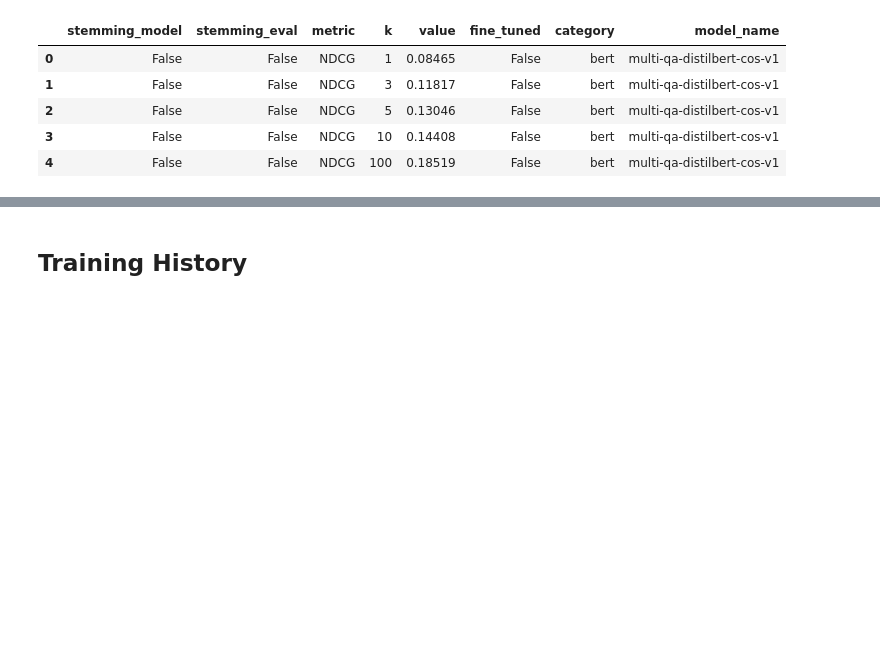
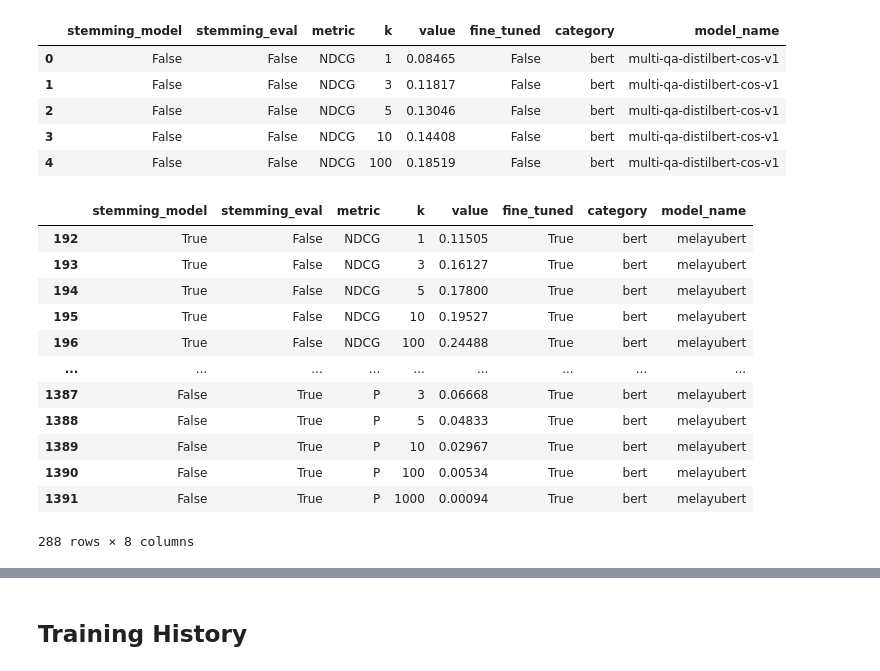
Before and after one commit to Kodesiana/project-2023-amsearch, a Jupyter notebook: notebooks/eda-evals.ipynb, the cells around one changed output, grey strips where cells are left out. Cells and saved outputs as stored; diff of their text form; code cells hidden in the pictures; blank space fills up the shorter version.

```diff
--- a/notebooks/eda-evals.ipynb
+++ b/notebooks/eda-evals.ipynb
@@ -40,4 +41,20 @@ df.head()
 | 2 | False | False | NDCG | 5 | 0.13046 | False | bert | multi-qa-distilbert-cos-v1 |
 | 3 | False | False | NDCG | 10 | 0.14408 | False | bert | multi-qa-distilbert-cos-v1 |
 | 4 | False | False | NDCG | 100 | 0.18519 | False | bert | multi-qa-distilbert-cos-v1 |
+# %%
+df[df["model_name"].isin(["melayubert", "indobert", "indobert-base-uncased"])]
+# %% [output]
+|  | stemming_model | stemming_eval | metric | k | value | fine_tuned | category | model_name |
+| 192 | True | False | NDCG | 1 | 0.11505 | True | bert | melayubert |
+| 193 | True | False | NDCG | 3 | 0.16127 | True | bert | melayubert |
+| 194 | True | False | NDCG | 5 | 0.17800 | True | bert | melayubert |
+| 195 | True | False | NDCG | 10 | 0.19527 | True | bert | melayubert |
+| 196 | True | False | NDCG | 100 | 0.24488 | True | bert | melayubert |
+| ... | ... | ... | ... | ... | ... | ... | ... | ... |
+| 1387 | False | True | P | 3 | 0.06668 | True | bert | melayubert |
+| 1388 | False | True | P | 5 | 0.04833 | True | bert | melayubert |
+| 1389 | False | True | P | 10 | 0.02967 | True | bert | melayubert |
+| 1390 | False | True | P | 100 | 0.00534 | True | bert | melayubert |
+| 1391 | False | True | P | 1000 | 0.00094 | True | bert | melayubert |
+288 rows × 8 columns
 # %%
```
Also changed, not shown: parts of 10 cells of this notebook, 1 other file.
